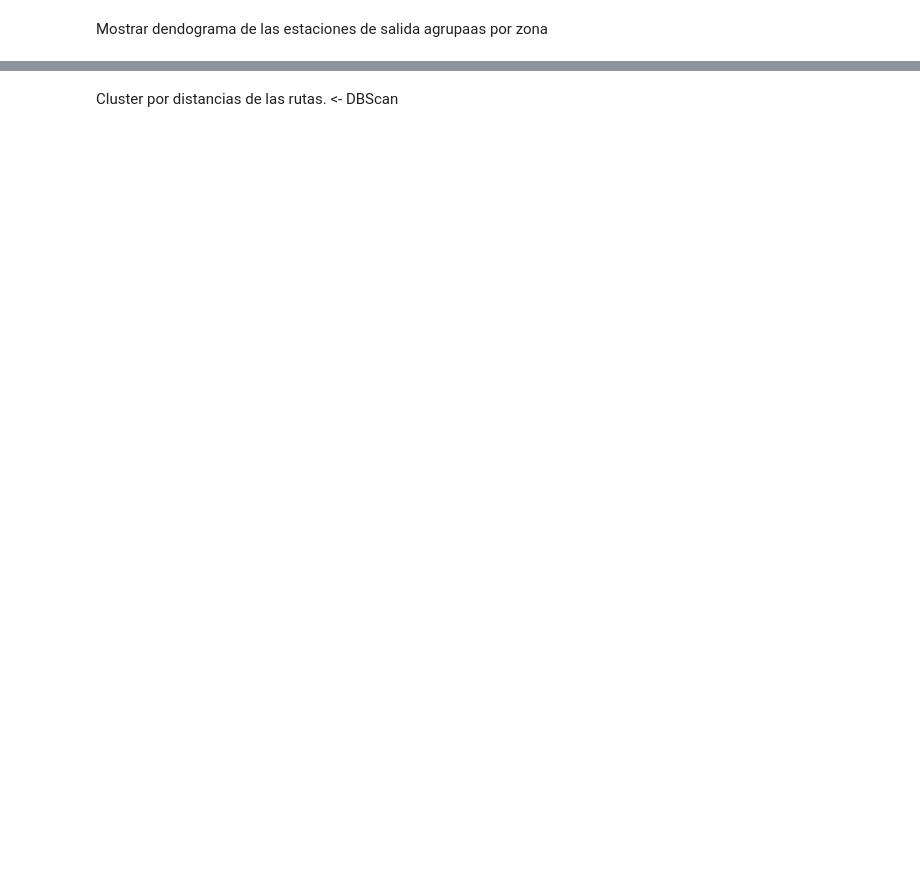
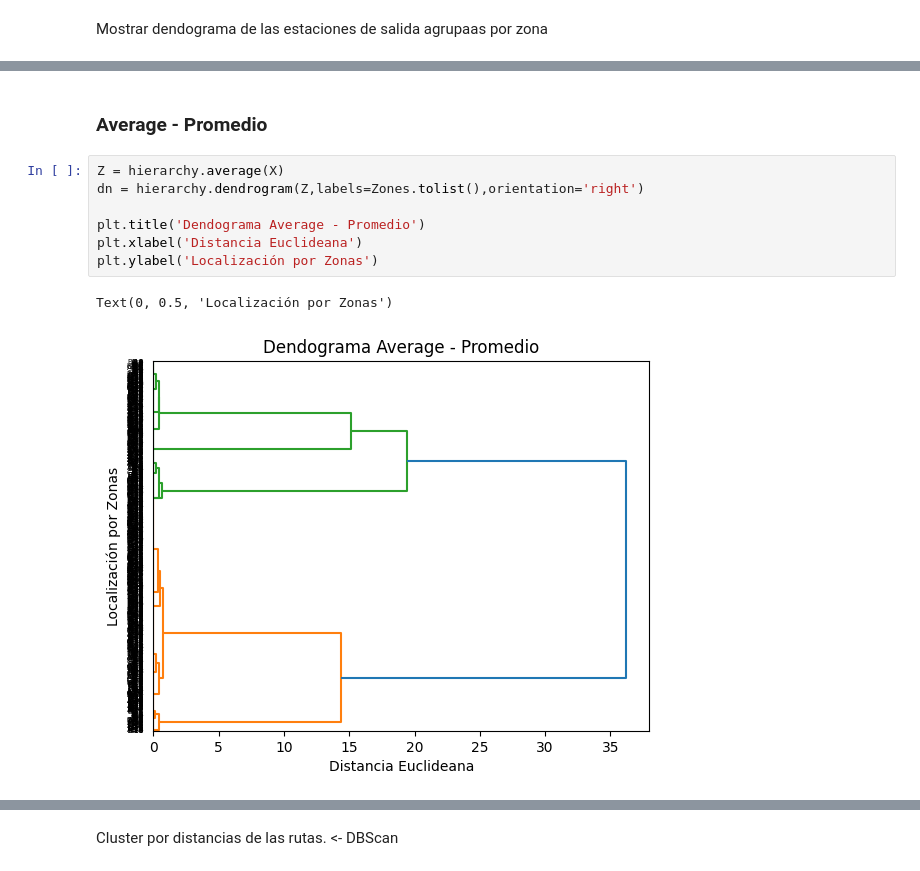
Before and after one commit to pmoros/data-mining-2023-II, a Jupyter notebook: grouping/association_grouping.ipynb, the cells around one changed output, grey strips where cells are left out. Saved outputs shown, nothing was run; the diff lists cells and outputs as text; blank space fills up the shorter version.

```diff
--- a/grouping/association_grouping.ipynb
+++ b/grouping/association_grouping.ipynb
@@ -43,0 +142,12 @@ Mostrar dendograma de las estaciones de salida agrupaas por zona
+# %% [markdown]
+### Average - Promedio
+# %%
+Z = hierarchy.average(X)
+dn = hierarchy.dendrogram(Z,labels=Zones.tolist(),orientation='right')
+
+plt.title('Dendograma Average - Promedio')
+plt.xlabel('Distancia Euclideana')
+plt.ylabel('Localización por Zonas')
+# %% [output]
+Text(0, 0.5, 'Localización por Zonas')
+[figure, added]
```
Also changed, not shown: parts of 26 cells of this notebook.
